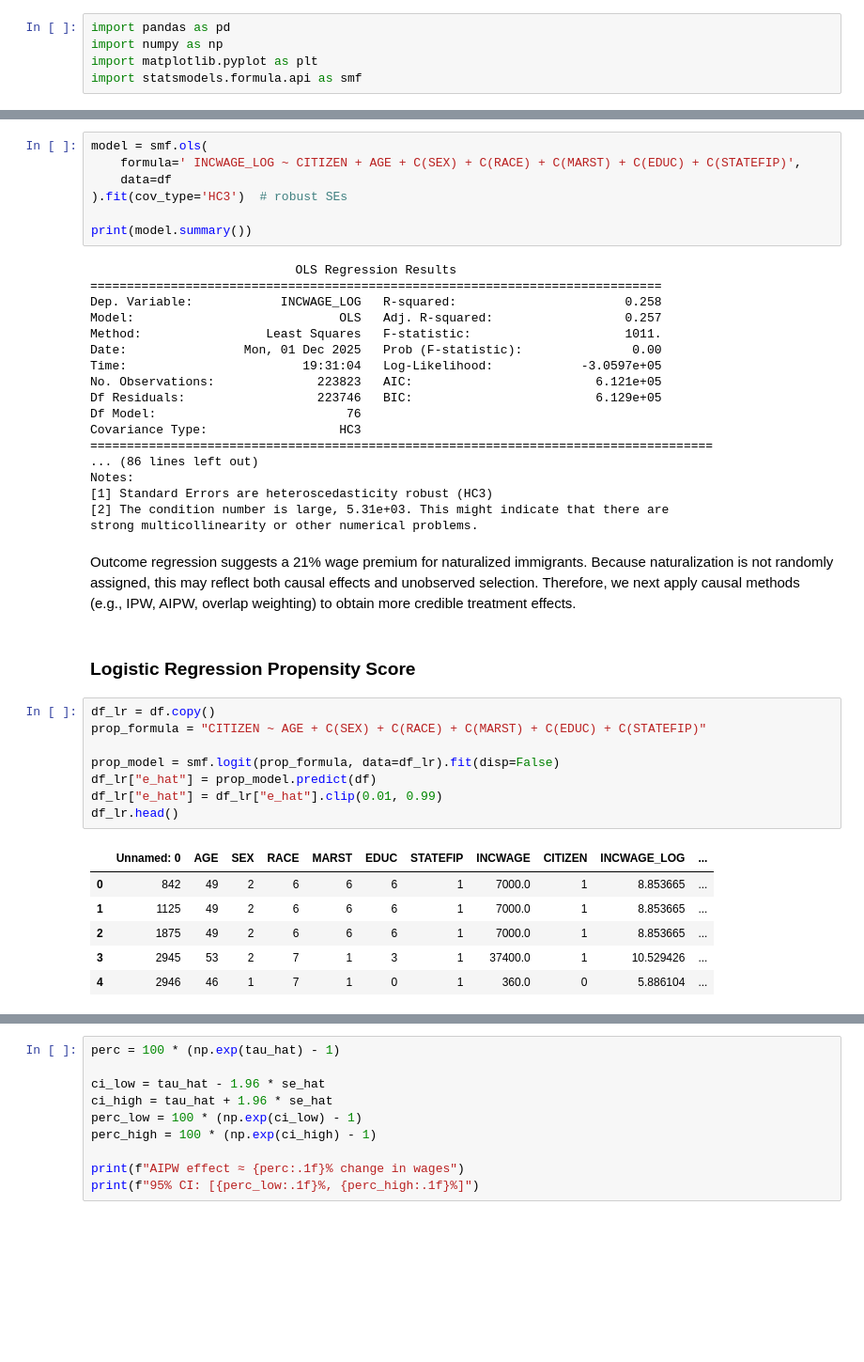
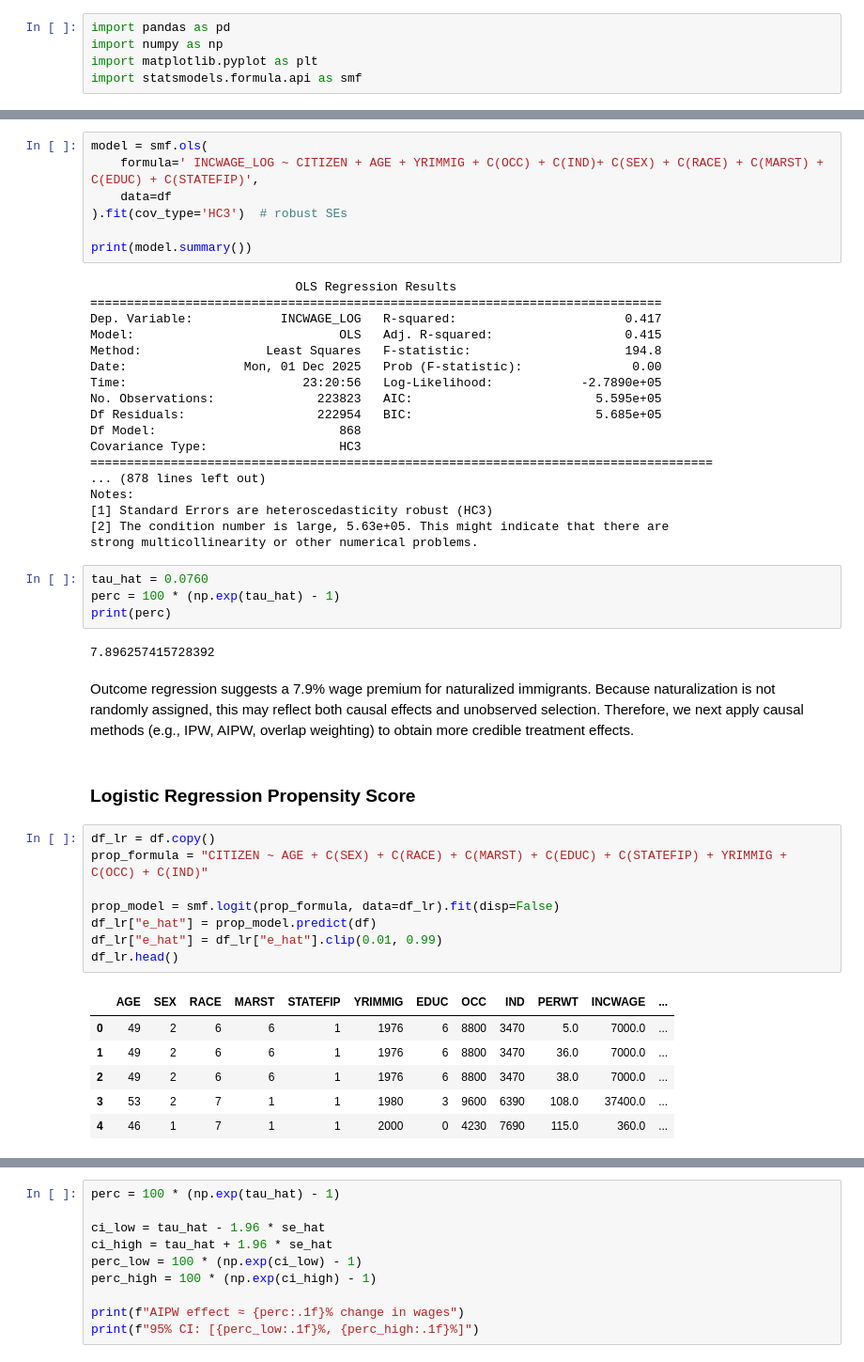
Before and after one commit to zydingstf/STAT209FinalProject, a Jupyter notebook: notebooks/03_baseline.ipynb, the cells around one changed output, grey strips where cells are left out. Shown at 94% size. Saved outputs shown, nothing was run; the diff lists cells and outputs as text; blank space fills up the shorter version.

```diff
--- a/notebooks/03_baseline.ipynb
+++ b/notebooks/03_baseline.ipynb
@@ -16,6 +16,6 @@ df.head()
 # %%
 model = smf.ols(
-    formula=' INCWAGE_LOG ~ CITIZEN + AGE + C(SEX) + C(RACE) + C(MARST) + C(EDUC) + C(STATEFIP)',
+    formula=' INCWAGE_LOG ~ CITIZEN + AGE + YRIMMIG + C(OCC) + C(IND)+ C(SEX) + C(RACE) + C(MARST) + C(EDUC) + C(STATEFIP)',
     data=df
 ).fit(cov_type='HC3')  # robust SEs
 
@@ -23,38 +23,44 @@ print(model.summary())
 # %% [output]
                             OLS Regression Results
 ==============================================================================
-Dep. Variable:            INCWAGE_LOG   R-squared:                       0.258
-Model:                            OLS   Adj. R-squared:                  0.257
-Method:                 Least Squares   F-statistic:                     1011.
+Dep. Variable:            INCWAGE_LOG   R-squared:                       0.417
+Model:                            OLS   Adj. R-squared:                  0.415
+Method:                 Least Squares   F-statistic:                     194.8
 Date:                Mon, 01 Dec 2025   Prob (F-statistic):               0.00
-Time:                        19:31:04   Log-Likelihood:            -3.0597e+05
-No. Observations:              223823   AIC:                         6.121e+05
-Df Residuals:                  223746   BIC:                         6.129e+05
-Df Model:                          76
+Time:                        23:20:56   Log-Likelihood:            -2.7890e+05
+No. Observations:              223823   AIC:                         5.595e+05
+Df Residuals:                  222954   BIC:                         5.685e+05
+Df Model:                         868
 Covariance Type:                  HC3
 =====================================================================================
-... (86 lines left out)
+... (878 lines left out)
 Notes:
 [1] Standard Errors are heteroscedasticity robust (HC3)
-[2] The condition number is large, 5.31e+03. This might indicate that there are
+[2] The condition number is large, 5.63e+05. This might indicate that there are
 strong multicollinearity or other numerical problems.
+# %%
+tau_hat = 0.0760
+perc = 100 * (np.exp(tau_hat) - 1)
+print(perc)
+# %% [output]
+7.896257415728392
 # %% [markdown]
-Outcome regression suggests a 21% wage premium for naturalized immigrants. Because naturalization is not randomly assigned, this may reflect both causal effects and unobserved selection. Therefore, we next apply causal methods (e.g., IPW, AIPW, overlap weighting) to obtain more credible treatment effects.
+Outcome regression suggests a 7.9% wage premium for naturalized immigrants. Because naturalization is not randomly assigned, this may reflect both causal effects and unobserved selection. Therefore, we next apply causal methods (e.g., IPW, AIPW, overlap weighting) to obtain more credible treatment effects.
 # %% [markdown]
 ### Logistic Regression Propensity Score
 # %%
 df_lr = df.copy()
-prop_formula = "CITIZEN ~ AGE + C(SEX) + C(RACE) + C(MARST) + C(EDUC) + C(STATEFIP)"
+prop_formula = "CITIZEN ~ AGE + C(SEX) + C(RACE) + C(MARST) + C(EDUC) + C(STATEFIP) + YRIMMIG + C(OCC) + C(IND)"
 
 prop_model = smf.logit(prop_formula, data=df_lr).fit(disp=False)
 df_lr["e_hat"] = prop_model.predict(df)
 df_lr["e_hat"] = df_lr["e_hat"].clip(0.01, 0.99)
 df_lr.head()
 # %% [output]
-|  | Unnamed: 0 | AGE | SEX | RACE | MARST | EDUC | STATEFIP | INCWAGE | CITIZEN | INCWAGE_LOG | ... |
-| 0 | 842 | 49 | 2 | 6 | 6 | 6 | 1 | 7000.0 | 1 | 8.853665 | ... |
-| 1 | 1125 | 49 | 2 | 6 | 6 | 6 | 1 | 7000.0 | 1 | 8.853665 | ... |
-| 2 | 1875 | 49 | 2 | 6 | 6 | 6 | 1 | 7000.0 | 1 | 8.853665 | ... |
-| 3 | 2945 | 53 | 2 | 7 | 1 | 3 | 1 | 37400.0 | 1 | 10.529426 | ... |
-| 4 | 2946 | 46 | 1 | 7 | 1 | 0 | 1 | 360.0 | 0 | 5.886104 | ... |
+|  | AGE | SEX | RACE | MARST | STATEFIP | YRIMMIG | EDUC | OCC | IND | PERWT | INCWAGE | ... |
+| 0 | 49 | 2 | 6 | 6 | 1 | 1976 | 6 | 8800 | 3470 | 5.0 | 7000.0 | ... |
+| 1 | 49 | 2 | 6 | 6 | 1 | 1976 | 6 | 8800 | 3470 | 36.0 | 7000.0 | ... |
+| 2 | 49 | 2 | 6 | 6 | 1 | 1976 | 6 | 8800 | 3470 | 38.0 | 7000.0 | ... |
+| 3 | 53 | 2 | 7 | 1 | 1 | 1980 | 3 | 9600 | 6390 | 108.0 | 37400.0 | ... |
+| 4 | 46 | 1 | 7 | 1 | 1 | 2000 | 0 | 4230 | 7690 | 115.0 | 360.0 | ... |
 # %%
```
Also changed, not shown: parts of 3 cells of this notebook, 1 other file.
